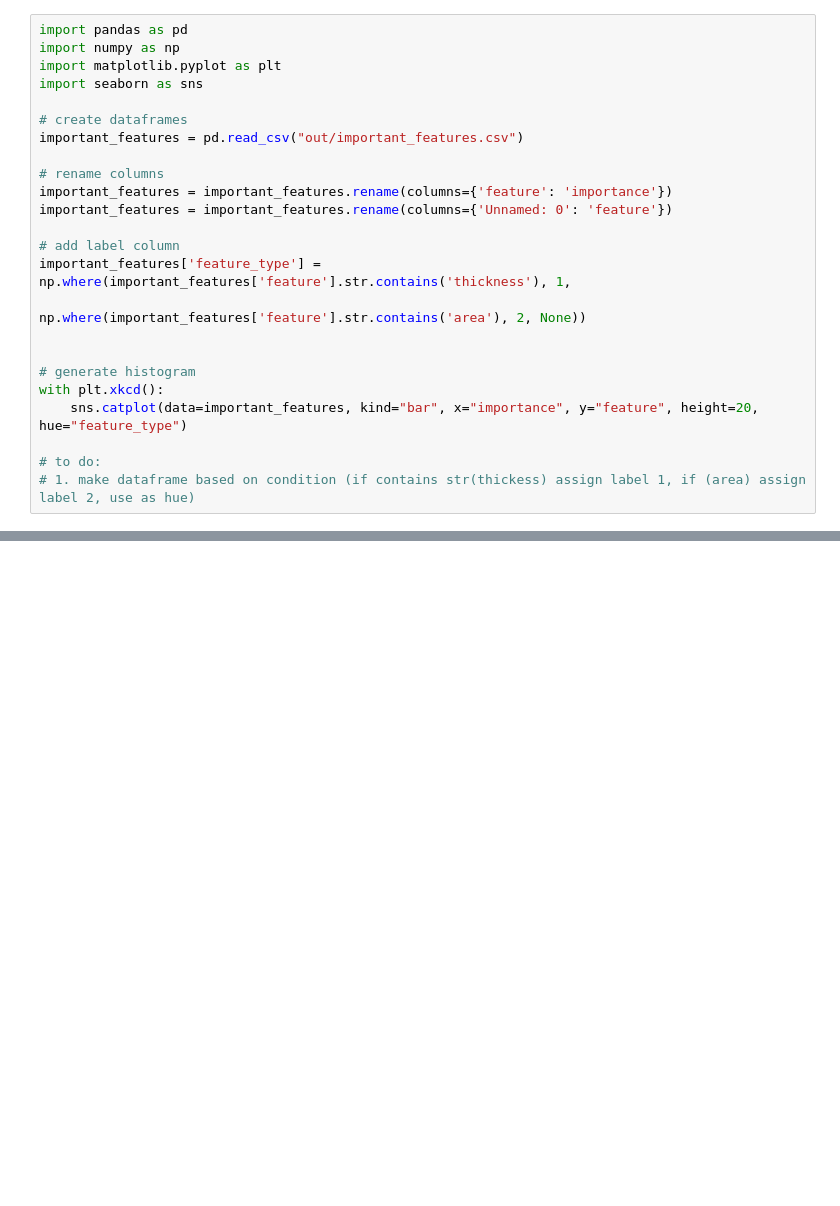
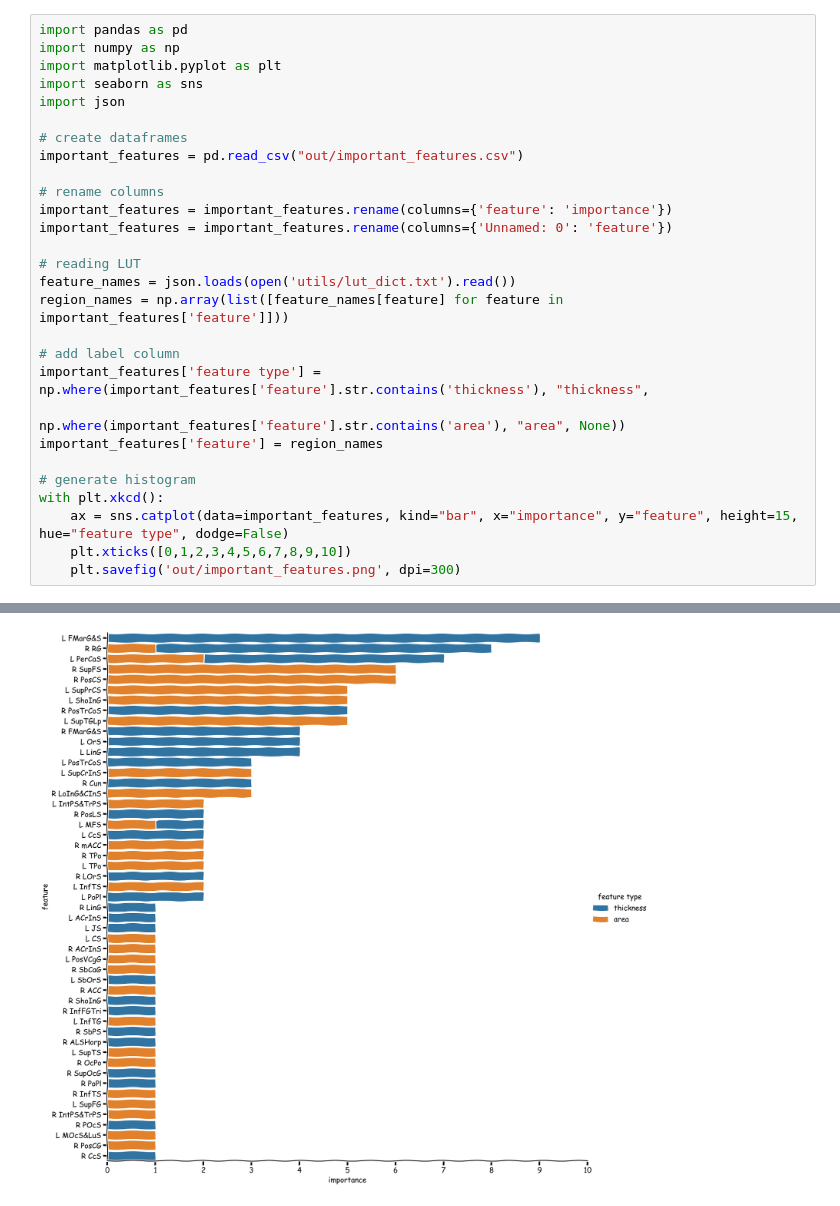
Before and after one commit to latypovt/MSTN_GM, a Jupyter notebook: graphs.ipynb, the cells around one changed output, grey strips where cells are left out. Drawn from its saved outputs; the diff is of its cells as text; blank space fills up the shorter version.

Commit message:
added lookup table, customized figure

```diff
--- a/graphs.ipynb
+++ b/graphs.ipynb
@@ -3,6 +3,7 @@ import pandas as pd
 import numpy as np
 import matplotlib.pyplot as plt
 import seaborn as sns
+import json
 
 # create dataframes
 important_features = pd.read_csv("out/important_features.csv")
@@ -11,15 +12,18 @@ important_features = pd.read_csv("out/important_features.csv")
 important_features = important_features.rename(columns={'feature': 'importance'})
 important_features = important_features.rename(columns={'Unnamed: 0': 'feature'})
 
+# reading LUT
+feature_names = json.loads(open('utils/lut_dict.txt').read())
+region_names = np.array(list([feature_names[feature] for feature in important_features['feature']]))
+
 # add label column
-important_features['feature_type'] = np.where(important_features['feature'].str.contains('thickness'), 1,
-                                       np.where(important_features['feature'].str.contains('area'), 2, None))
-
+important_features['feature type'] = np.where(important_features['feature'].str.contains('thickness'), "thickness",
+                                       np.where(important_features['feature'].str.contains('area'), "area", None))
+important_features['feature'] = region_names
 
 # generate histogram
 with plt.xkcd():
-    sns.catplot(data=important_features, kind="bar", x="importance", y="feature", height=20, hue="feature_type")
-
-# to do:
-# 1. make dataframe based on condition (if contains str(thickess) assign label 1, if (area) assign label 2, use as hue)
+    ax = sns.catplot(data=important_features, kind="bar", x="importance", y="feature", height=15, hue="feature type", dodge=False)
+    plt.xticks([0,1,2,3,4,5,6,7,8,9,10])
+    plt.savefig('out/important_features.png', dpi=300)
 # %% [output]
@@ -26,0 +47 @@ ValueError: min() arg is an empty sequence
+[figure, added]
```
Also changed, not shown: parts of 1 cell of this notebook, 6 other files.
